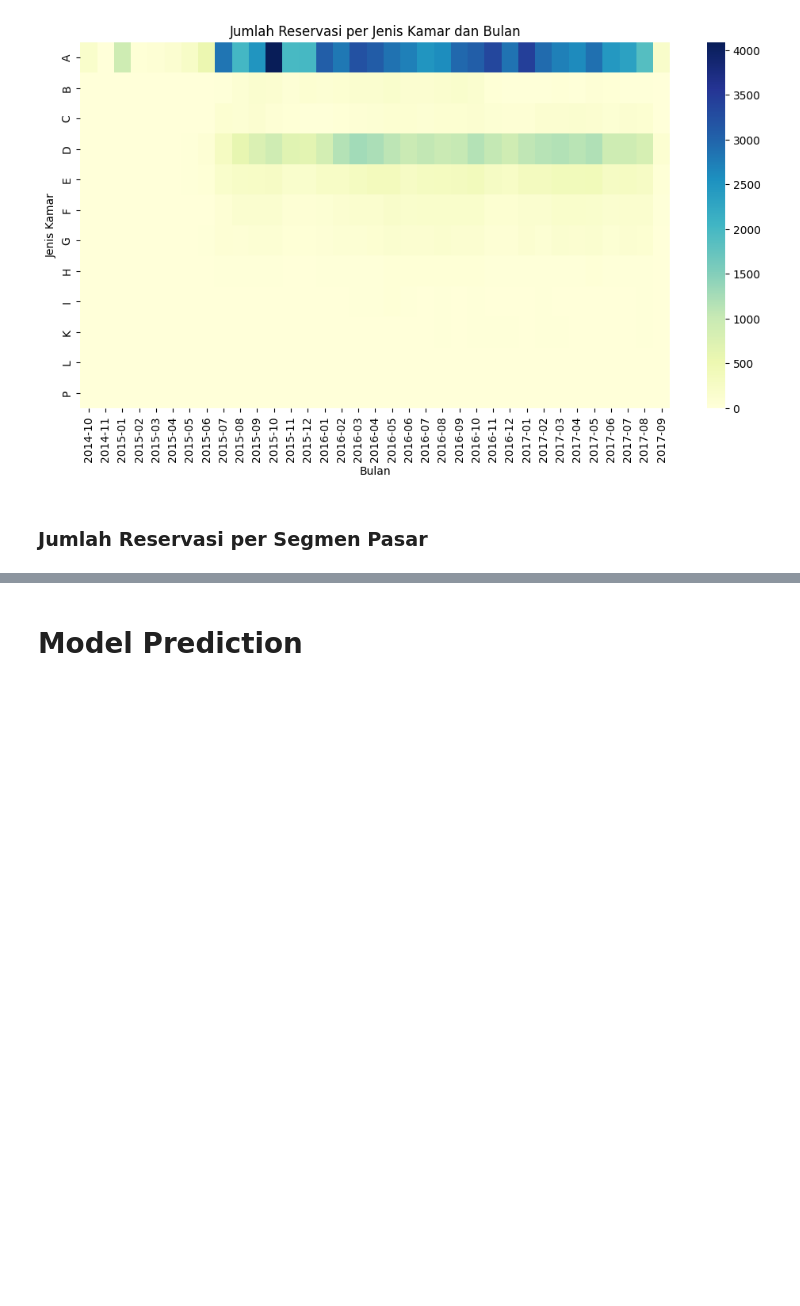
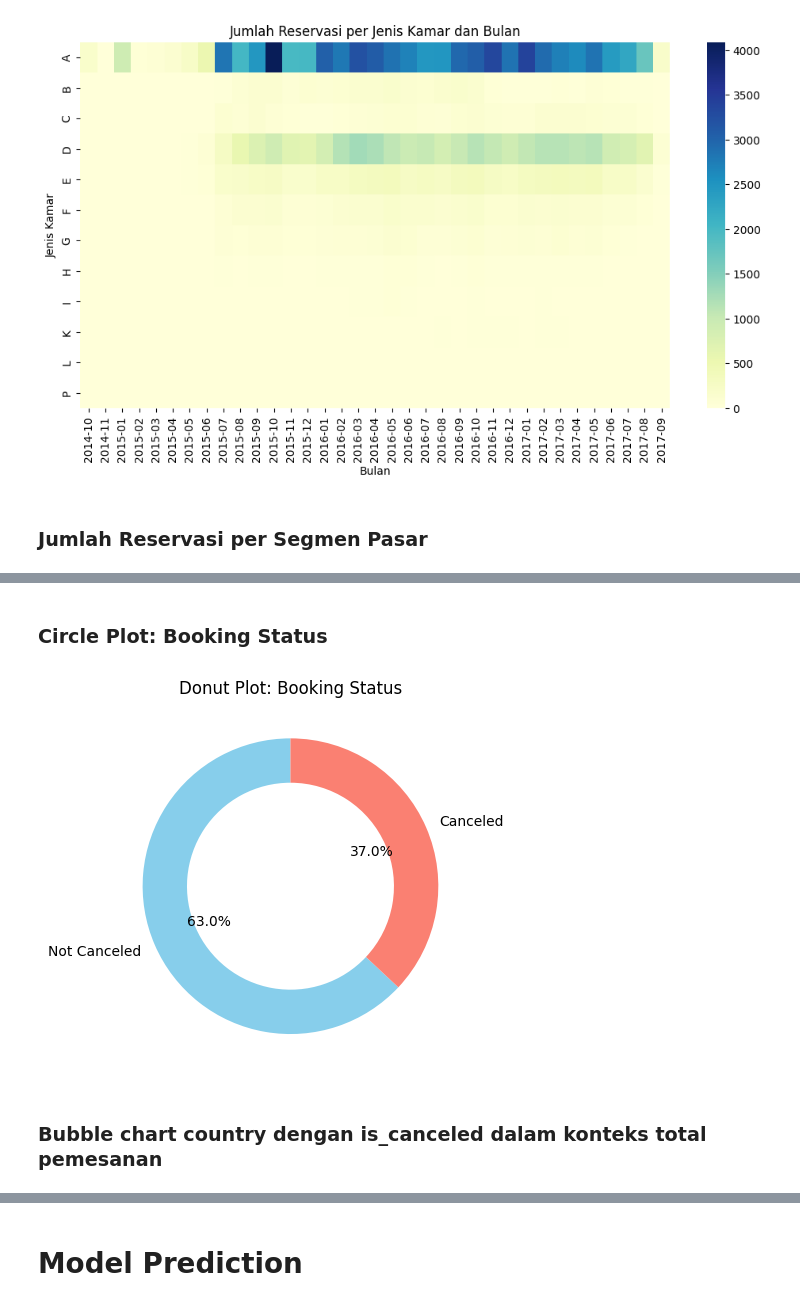
Before and after one commit to krauchelli/ml-sem6-hotel-booking, a Jupyter notebook: ujian.ipynb, the cells around one changed output, grey strips where cells are left out. Saved outputs shown, nothing was run; the diff lists cells and outputs as text; code cells hidden in the pictures; blank space fills up the shorter version.

```diff
--- a/ujian.ipynb
+++ b/ujian.ipynb
@@ -368,0 +390,17 @@ plt.show()
+# %% [markdown]
+### Circle Plot: Booking Status
+# %%
+# Data for the donut plot
+sizes = [df['is_canceled'].value_counts()[0], df['is_canceled'].value_counts()[1]]
+labels = ['Not Canceled', 'Canceled']
+colors = ['skyblue', 'salmon']
+
+# Create the donut plot
+fig, ax = plt.subplots()
+ax.pie(sizes, labels=labels, colors=colors, autopct='%1.1f%%', startangle=90, wedgeprops={'width': 0.3})
+plt.title('Donut Plot: Booking Status')
+plt.show()
+# %% [output]
+[figure, added]
+# %% [markdown]
+### Bubble chart country dengan is_canceled dalam konteks total pemesanan
```
Also changed, not shown: parts of 23 cells of this notebook.
